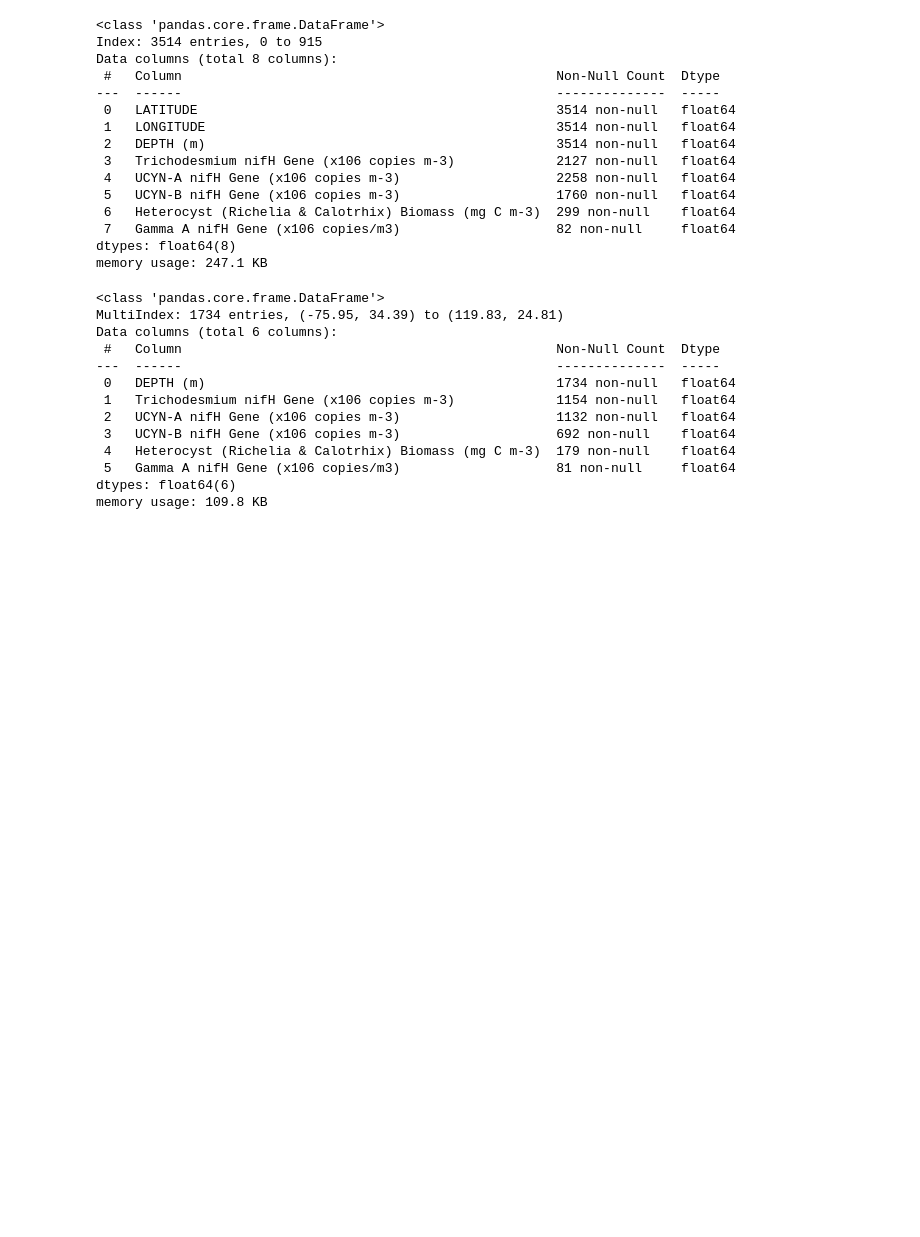
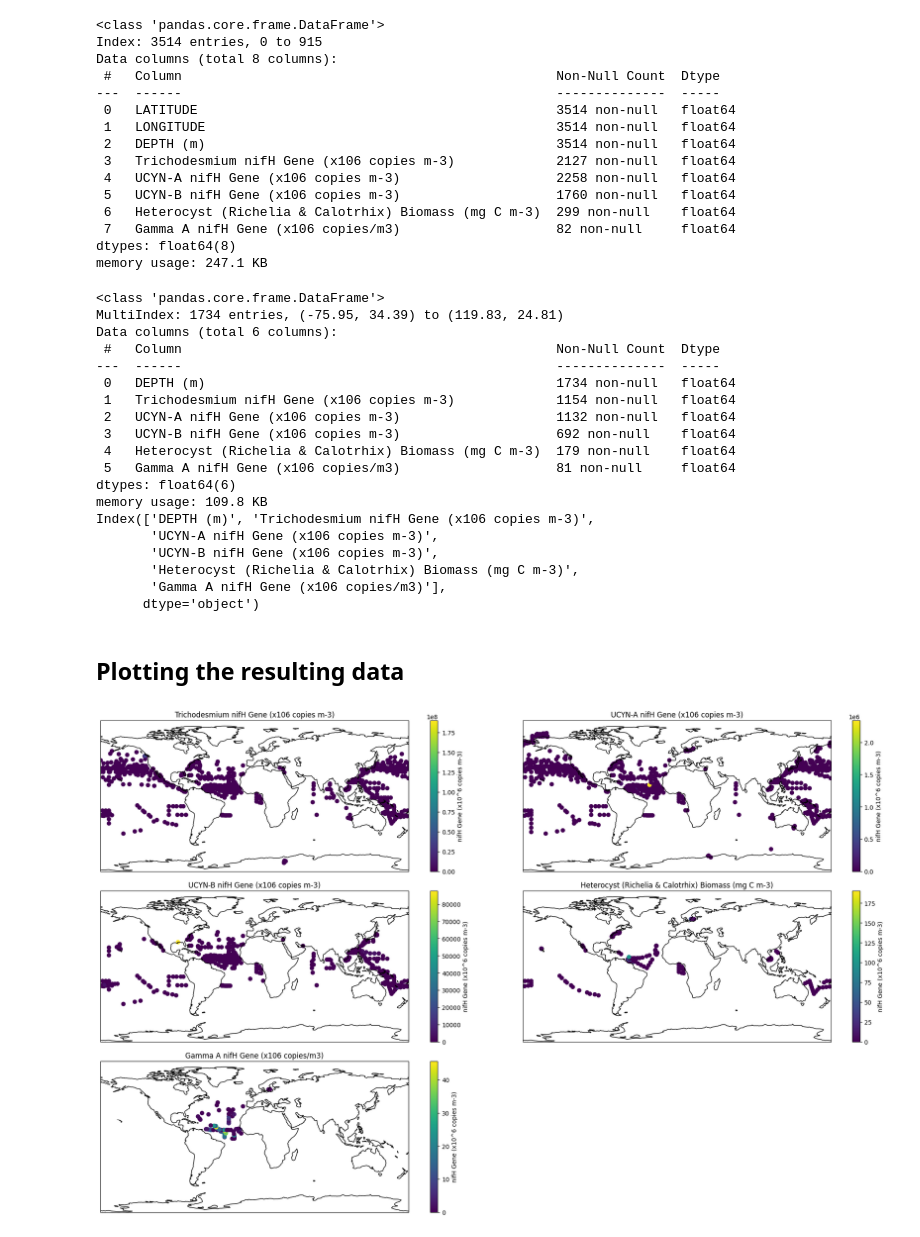
Before and after one commit to systemsecologygroup/N2-fixers-in-the-ocean, a Jupyter notebook: obs_nifh.ipynb, the cells around one changed output. Saved outputs shown, nothing was run; the diff lists cells and outputs as text; code cells hidden in the pictures; blank space fills up the shorter version.

Commit message:
plotted the transformed data points

```diff
--- a/obs_nifh.ipynb
+++ b/obs_nifh.ipynb
@@ -242,8 +244,9 @@ Data columns (total 8 columns):
 dtypes: float64(8)
 memory usage: 247.1 KB
 # %%
-combined_avg = combined_df.groupby(by=['LATITUDE', 'LONGITUDE']).mean()
+combined_avg = combined_df.groupby(by=['LATITUDE', 'LONGITUDE']).mean()#first check for nulls and maybe fill them in before averaging
 combined_avg.info()
+print(combined_avg.columns)
 # %% [output]
 <class 'pandas.core.frame.DataFrame'>
 MultiIndex: 1734 entries, (-75.95, 34.39) to (119.83, 24.81)
@@ -258,3 +261,43 @@ Data columns (total 6 columns):
  5   Gamma A nifH Gene (x106 copies/m3)                    81 non-null     float64
 dtypes: float64(6)
 memory usage: 109.8 KB
+Index(['DEPTH (m)', 'Trichodesmium nifH Gene (x106 copies m-3)',
+       'UCYN-A nifH Gene (x106 copies m-3)',
+       'UCYN-B nifH Gene (x106 copies m-3)',
+       'Heterocyst (Richelia & Calotrhix) Biomass (mg C m-3)',
+       'Gamma A nifH Gene (x106 copies/m3)'],
+      dtype='object')
+# %% [markdown]
+## Plotting the resulting data
+# %%
+df_reset = combined_avg.reset_index()#the index is reset from using lat and lon
+
+bact_cols=['Trichodesmium nifH Gene (x106 copies m-3)','UCYN-A nifH Gene (x106 copies m-3)','UCYN-B nifH Gene (x106 copies m-3)','Heterocyst (Richelia & Calotrhix) Biomass (mg C m-3)','Gamma A nifH Gene (x106 copies/m3)']
+
+fig, axes = plt.subplots(nrows=3, ncols=2, figsize=(20, 12), subplot_kw={"projection": ccrs.PlateCarree()})
+axes = axes.flatten()
+for i, bact in enumerate(bact_cols):
+    ax = axes[i]
+
+    ax.add_feature(cfeature.COASTLINE)
+
+    sc = ax.scatter(
+        df_reset["LONGITUDE"],
+        df_reset["LATITUDE"],
+        c=df_reset[bact],
+        cmap="viridis",
+        s=40,
+        transform=ccrs.PlateCarree()
+    )
+
+    plt.colorbar(sc, ax=ax, label="nifH Gene (x10^6 copies m-3)")
+    ax.set_title(bact)
+
+# Hide the unused 6th subplot
+if len(bact_cols) < len(axes):
+    axes[-1].axis("off")
+
+plt.tight_layout()
+plt.show()
+# %% [output]
+[figure, added]
```
Also changed, not shown: parts of 1 cell of this notebook.
